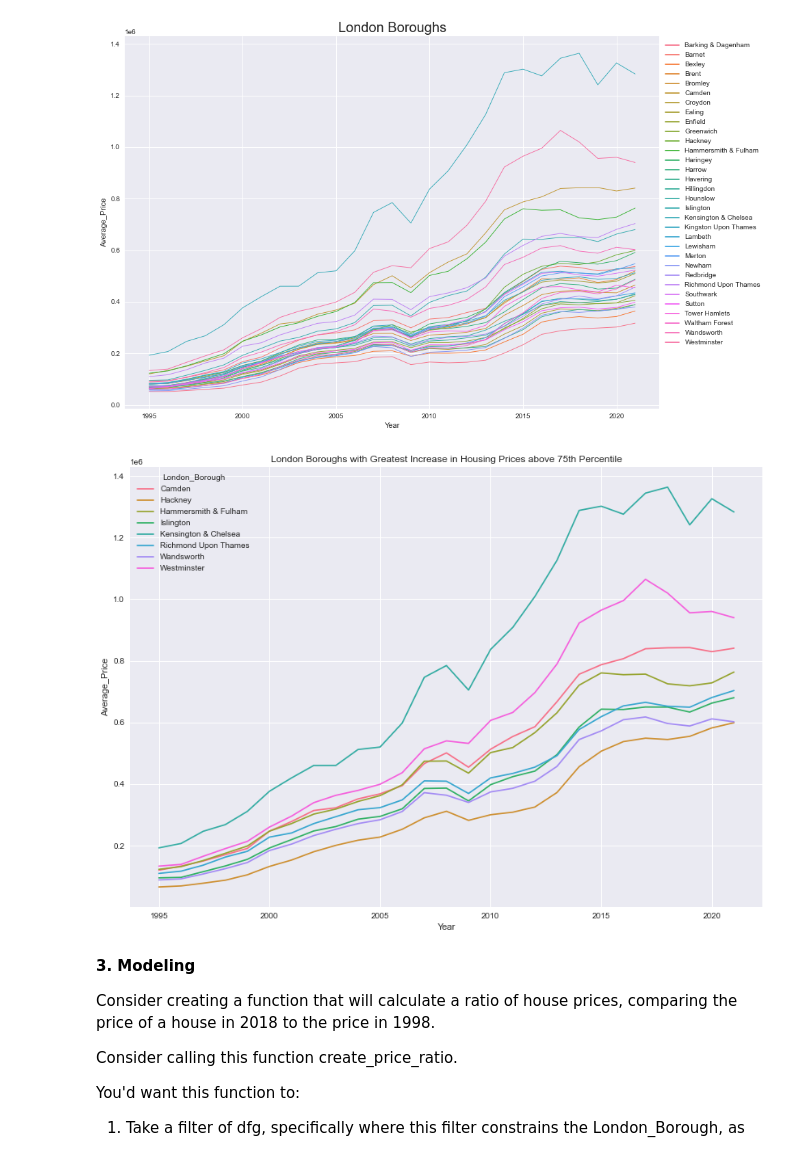
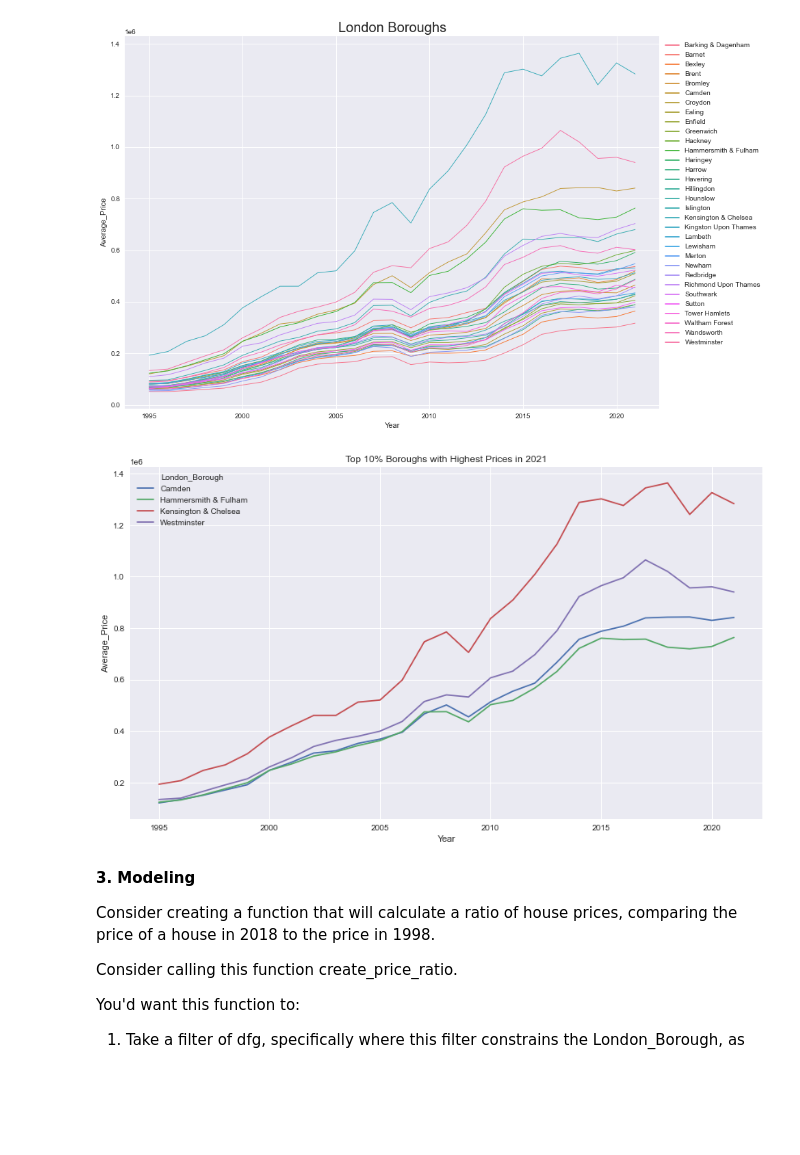
Before and after one commit to rcepedaraza/case-study---london-housing, a Jupyter notebook: london_housing.ipynb, the cells around one changed output. Drawn from its saved outputs; the diff is of its cells as text; code cells hidden in the pictures; blank space fills up the shorter version.

```diff
--- a/london_housing.ipynb
+++ b/london_housing.ipynb
@@ -120,9 +121,13 @@ You might find you need to transpose your dataframe, check out what its row inde
 
 Don't be afraid to use StackOverflow for help  with this.
 # %%
-properties_T = properties.transpose()
-properties_T = properties_T.reset_index()
+# Transpose and reset index of DataFrame
+properties_T = properties.transpose().reset_index()
+
+# Add column names with first row of observations
 properties_T.columns = properties_T.iloc[0, :]
+
+# Get rid of 1st row because it's meaningless
 properties_T = properties_T.drop(0, axis=0)
 # %% [markdown]
 **2.3. Cleaning the data (part 2)**
@@ -293 +280,11 @@ greatest_increase_df = df[df["London_Borough"].isin(greatest_increase_names)]
+# %%
+# Get median value of last year for all observations
+median_price_21 = df[df["Year"] == 2021]["Average_Price"].median()
+
+# Get 75th percentile of last year house price
+percentile_75 = df[df["Year"] == 2021]["Average_Price"].quantile(q=0.90)
+
+# Get observations that fall above 75th percentile in the last year
+greatest_increase_names = df[(df["Year"] == 2021) & (df["Average_Price"] >= percentile_75)]["London_Borough"].tolist()
+greatest_increase_df = df[df["London_Borough"].isin(greatest_increase_names)]
 # %%
@@ -302,13 +299,14 @@ plt.show()
 # %% [output]
 [figure]
 # %%
-plt.figure(figsize=(14, 10))
+# Visualize top 25 %
+plt.figure(figsize=(14, 8))
 sns.lineplot(x="Year", y="Average_Price", data=greatest_increase_df,
              hue="London_Borough")
-plt.title("London Boroughs with Greatest Increase in Housing Prices above 75th Percentile")
+plt.title("Top 10% Boroughs with Highest Prices in 2021")
 plt.show()
 # %% [output]
-[figure, old version]
+[figure, new version]
 # %% [markdown]
 **3. Modeling**
 
```
Also changed, not shown: parts of 35 cells of this notebook.
